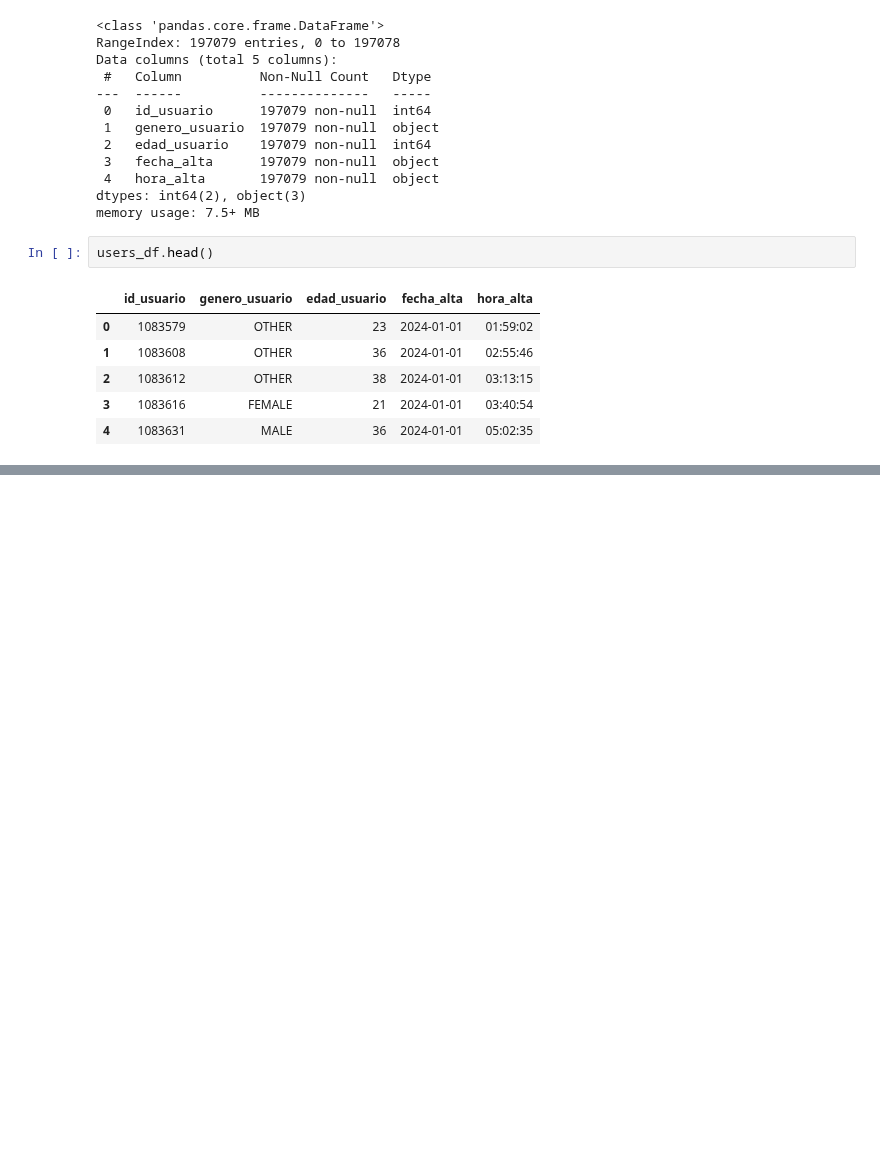
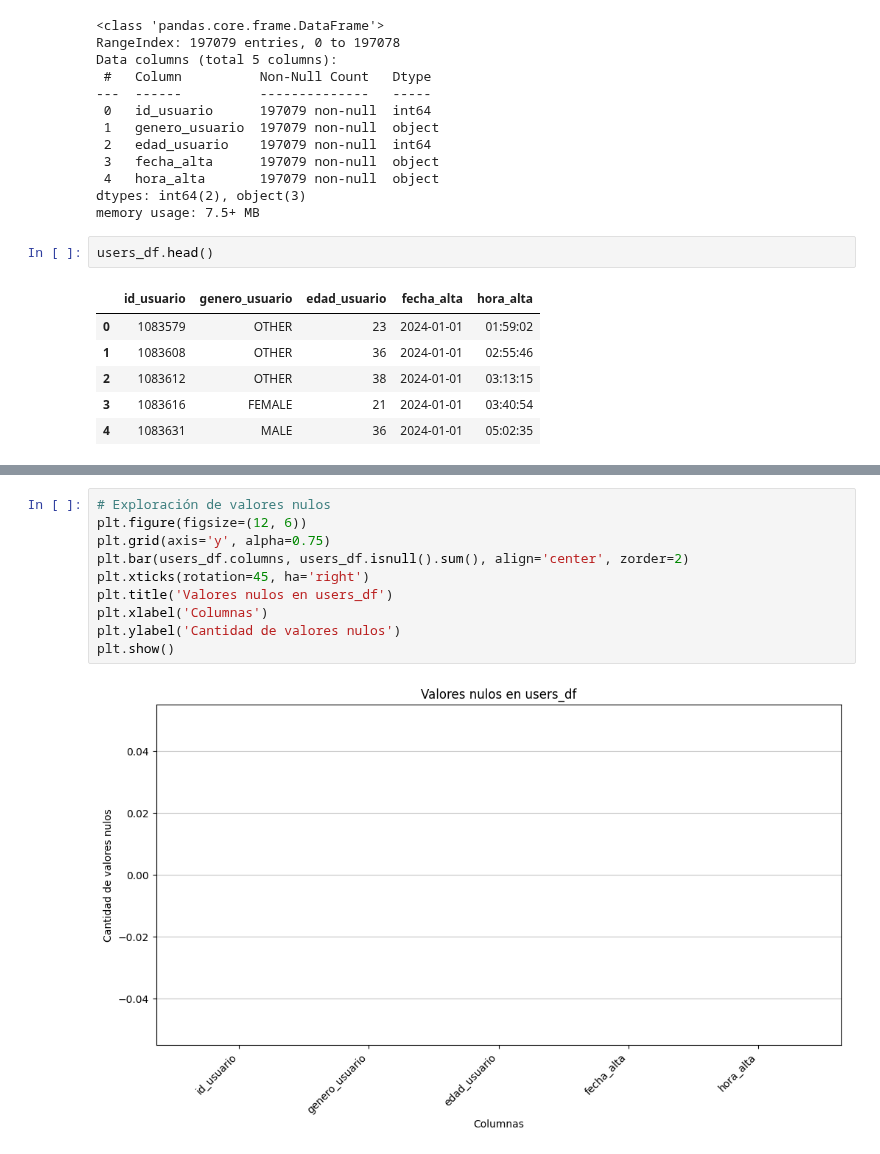
Before and after one commit to ArielMatC/ceia-andd-g2, a Jupyter notebook: data_analysis.ipynb, the cells around one changed output, grey strips where cells are left out. Cells and saved outputs as stored; diff of their text form; blank space fills up the shorter version.

```diff
--- a/data_analysis.ipynb
+++ b/data_analysis.ipynb
@@ -43,0 +60,12 @@ users_df.head()
+# %%
+# Exploración de valores nulos
+plt.figure(figsize=(12, 6))
+plt.grid(axis='y', alpha=0.75)
+plt.bar(users_df.columns, users_df.isnull().sum(), align='center', zorder=2)
+plt.xticks(rotation=45, ha='right')
+plt.title('Valores nulos en users_df')
+plt.xlabel('Columnas')
+plt.ylabel('Cantidad de valores nulos')
+plt.show()
+# %% [output]
+[figure, added]
```
Also changed, not shown: parts of 18 cells of this notebook, 4 other files.
